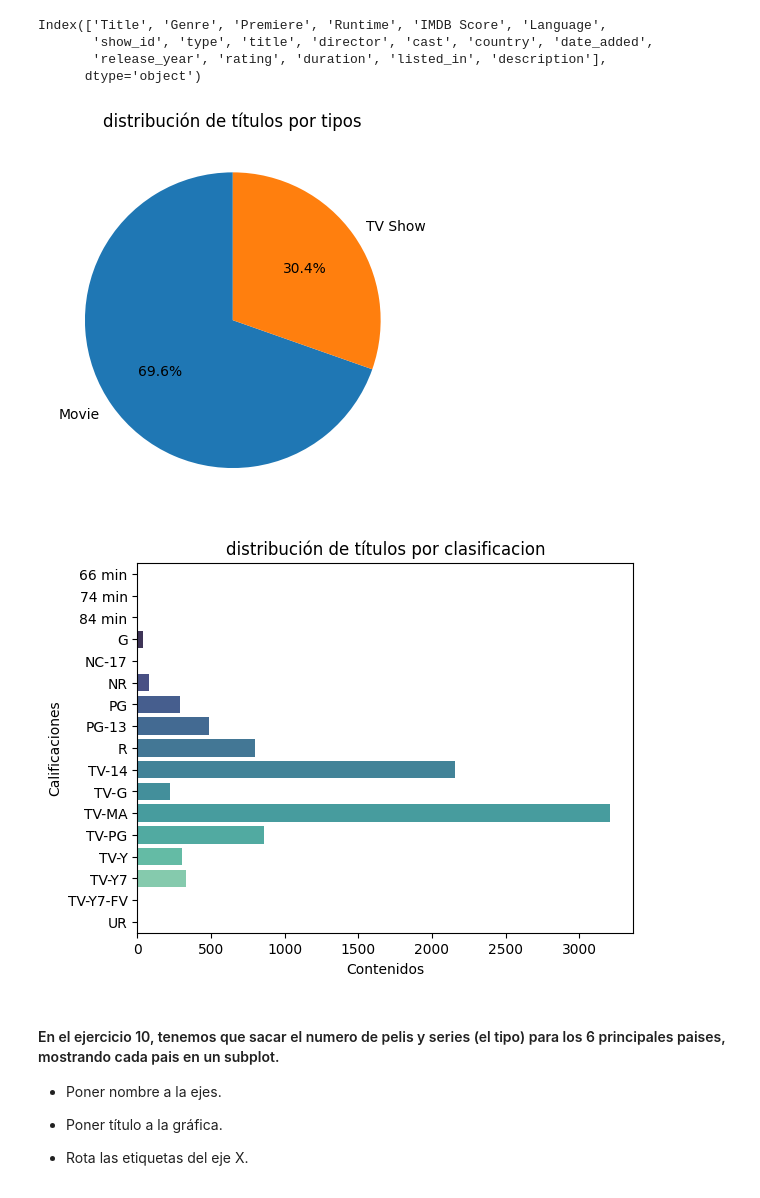
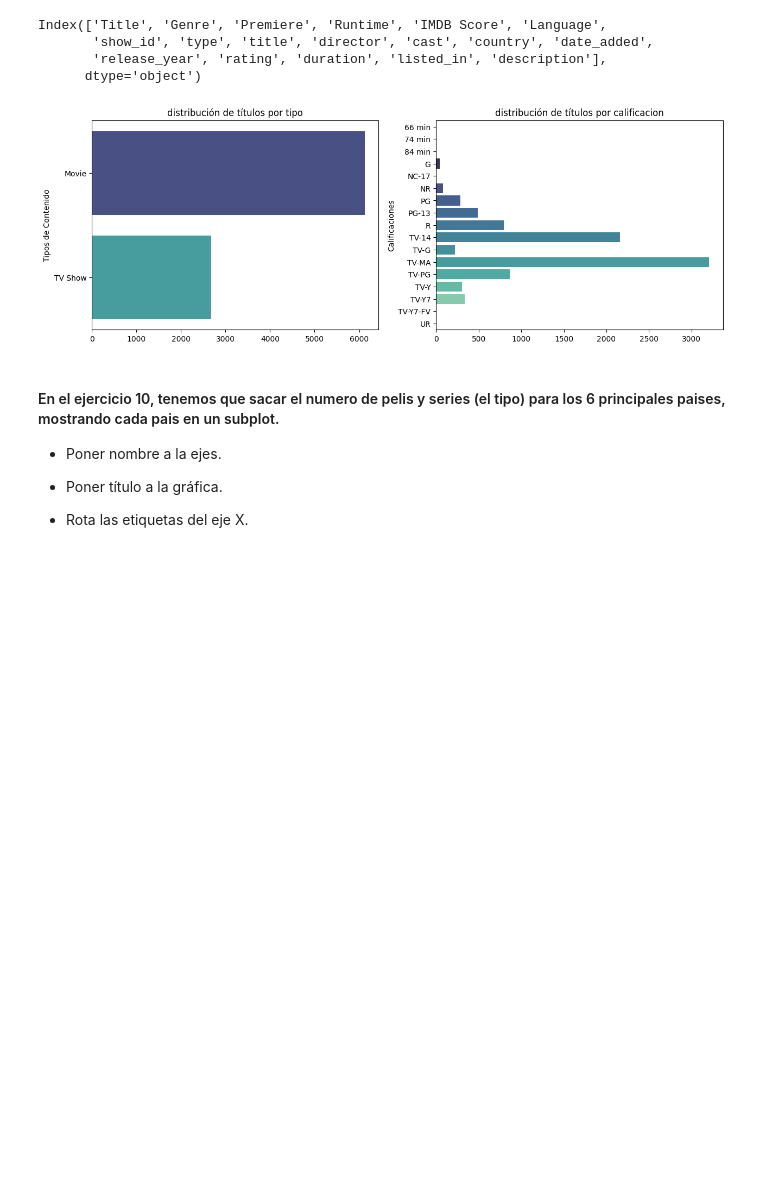
Before and after one commit to santiagorodriguez-dev/laboratorio-modulo2-leccion04-visualizacion, a Jupyter notebook: laboratorio-modulo2-leccion04-visualizacion.ipynb, the cells around one changed output. Cells and saved outputs as stored; diff of their text form; code cells hidden in the pictures; blank space fills up the shorter version.

Commit message:
con subplots

```diff
--- a/laboratorio-modulo2-leccion04-visualizacion.ipynb
+++ b/laboratorio-modulo2-leccion04-visualizacion.ipynb
@@ -287,37 +287,40 @@ Index(['Title', 'Genre', 'Premiere', 'Runtime', 'IMDB Score', 'Language',
 # %%
 df_titulos_rating= df.groupby("rating")["title"].count().reset_index()
 df_titulos_rating
 df_titulos_type = df.groupby("type")["title"].count().reset_index()
 df_titulos_type
 
-plt.pie("title", labels= "type",
-        data = df_titulos_type,
-        autopct=  '%1.1f%%',
-        textprops={'fontsize': 10},
-        startangle=90)
+fig, axes = plt.subplots(nrows = 1, ncols = 2, figsize = (15, 5))
 
-plt.title("distribución de títulos por tipos")
+sns.barplot(y="type",
+            hue="type",
+            x="title",
+            data=df_titulos_type,
+            palette="mako",
+            ax = axes[0]
+        )
 
-plt.show()
-df_titulos_rating
+axes[0].set_title('distribución de títulos por tipo')
+
+axes[0].set_xlabel('')
+
+axes[0].set_ylabel('Tipos de Contenido')
 
 sns.barplot(y="rating",
             hue="rating",
             x="title",
             data=df_titulos_rating,
             palette="mako",
+            ax = axes[1]
         )
 
-# Título del primer gráfico de barras
-plt.title("distribución de títulos por clasificacion")
-plt.xlabel("Contenidos")
-plt.ylabel("Calificaciones")
-plt.yticks()
-plt.xticks()
-plt.show()
+axes[1].set_title('distribución de títulos por calificacion')
+
+axes[1].set_xlabel('')
+
+axes[1].set_ylabel('Calificaciones');
 # %% [output]
-[figure, old version]
+[figure, new version]
-[figure, removed]
 # %% [markdown]
 #### En el ejercicio 10, tenemos que sacar el numero de pelis y series (el tipo) para los 6 principales paises, mostrando cada pais en un subplot.
 
```
